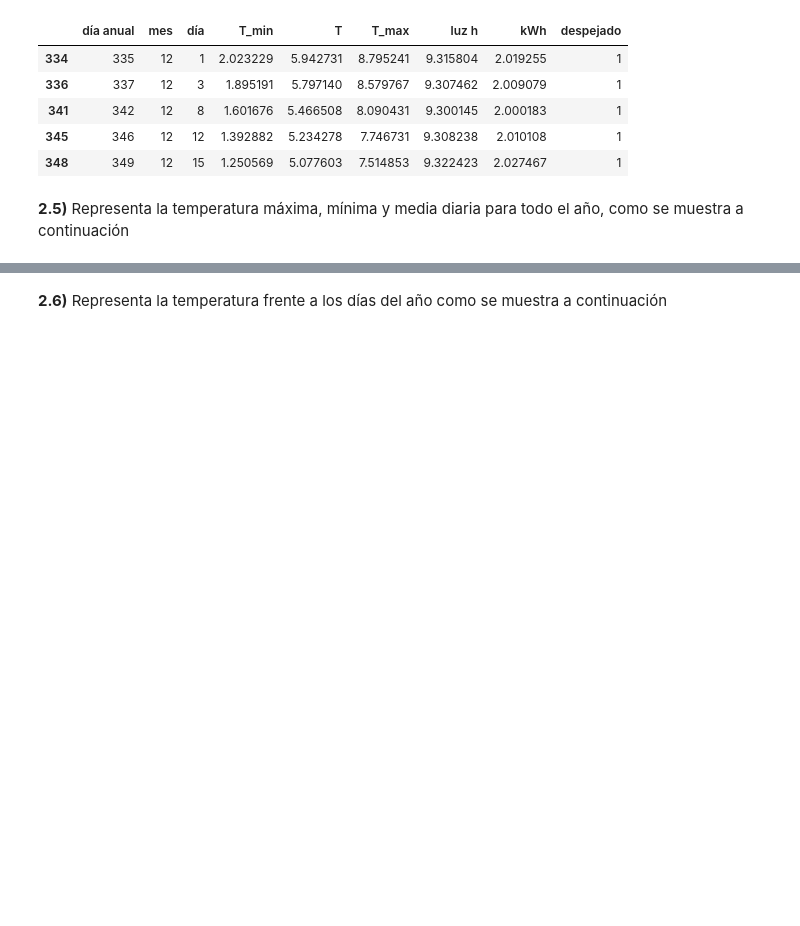
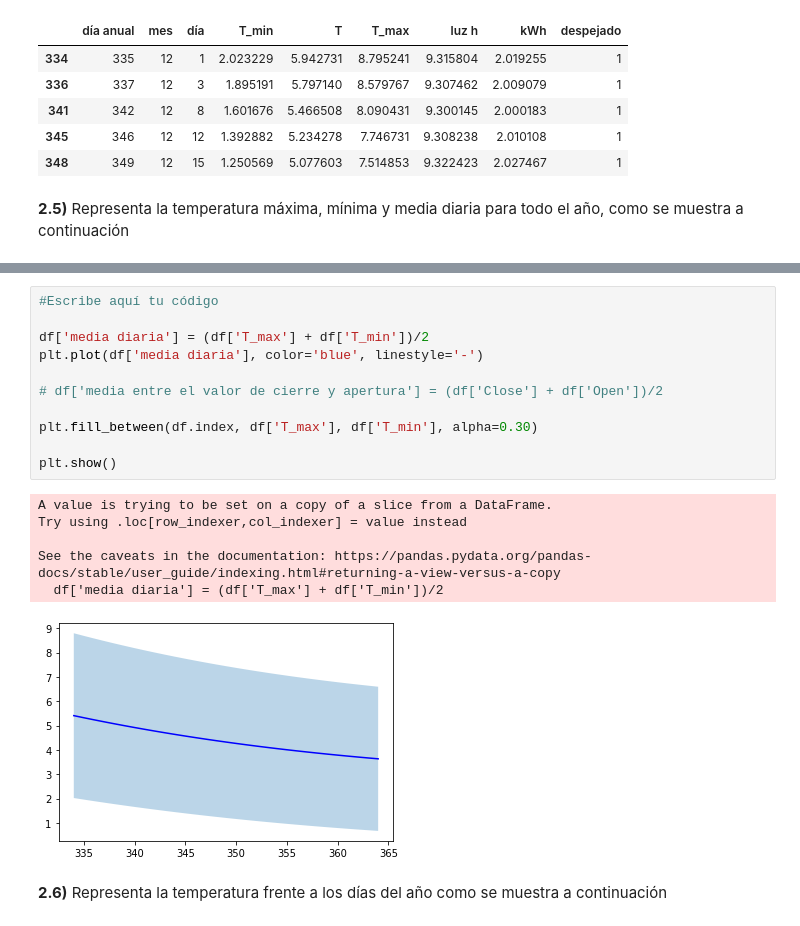
Before and after one commit to MelvinGuaygua/Python-projects, a Jupyter notebook: Examen2ev_Melvin/Examen_2V.ipynb, the cells around one changed output, grey strips where cells are left out. Saved outputs shown, nothing was run; the diff lists cells and outputs as text; blank space fills up the shorter version.

```diff
--- a/Examen2ev_Melvin/Examen_2V.ipynb
+++ b/Examen2ev_Melvin/Examen_2V.ipynb
@@ -217,2 +217,20 @@ __2.5)__ Representa la temperatura máxima, mínima y media diaria para todo el
+# %%
+#Escribe aquí tu código
+
+df['media diaria'] = (df['T_max'] + df['T_min'])/2
+plt.plot(df['media diaria'], color='blue', linestyle='-')
+
+# df['media entre el valor de cierre y apertura'] = (df['Close'] + df['Open'])/2
+
+plt.fill_between(df.index, df['T_max'], df['T_min'], alpha=0.30)
+
+plt.show()
+# %% [output]
+A value is trying to be set on a copy of a slice from a DataFrame.
+Try using .loc[row_indexer,col_indexer] = value instead
+
+See the caveats in the documentation: https://pandas.pydata.org/pandas-docs/stable/user_guide/indexing.html#returning-a-view-versus-a-copy
+  df['media diaria'] = (df['T_max'] + df['T_min'])/2
+[figure, added]
 # %% [markdown]
 __2.6)__ Representa la temperatura frente a los días del año como se muestra a continuación
```
Also changed, not shown: parts of 11 cells of this notebook, 1 other file.
